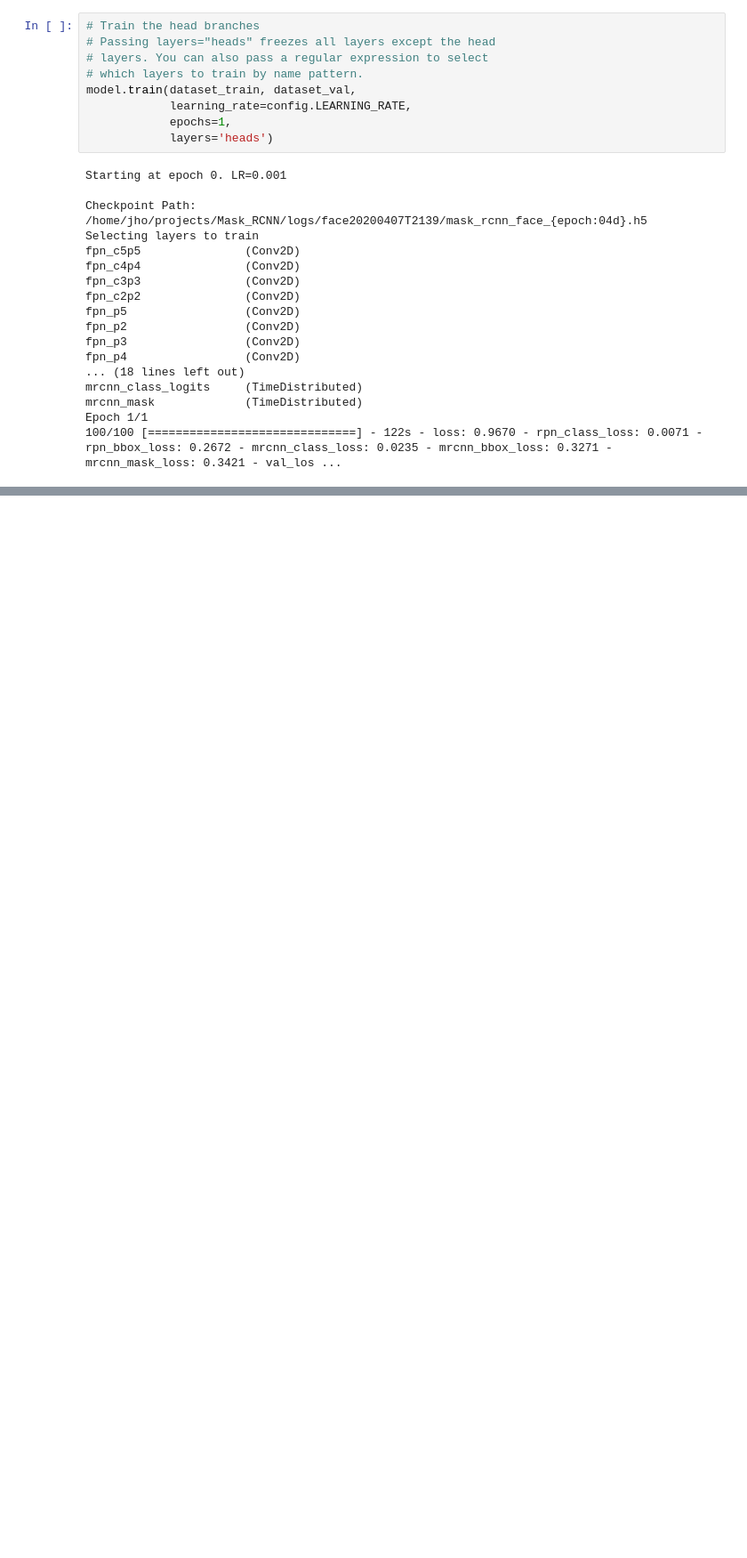
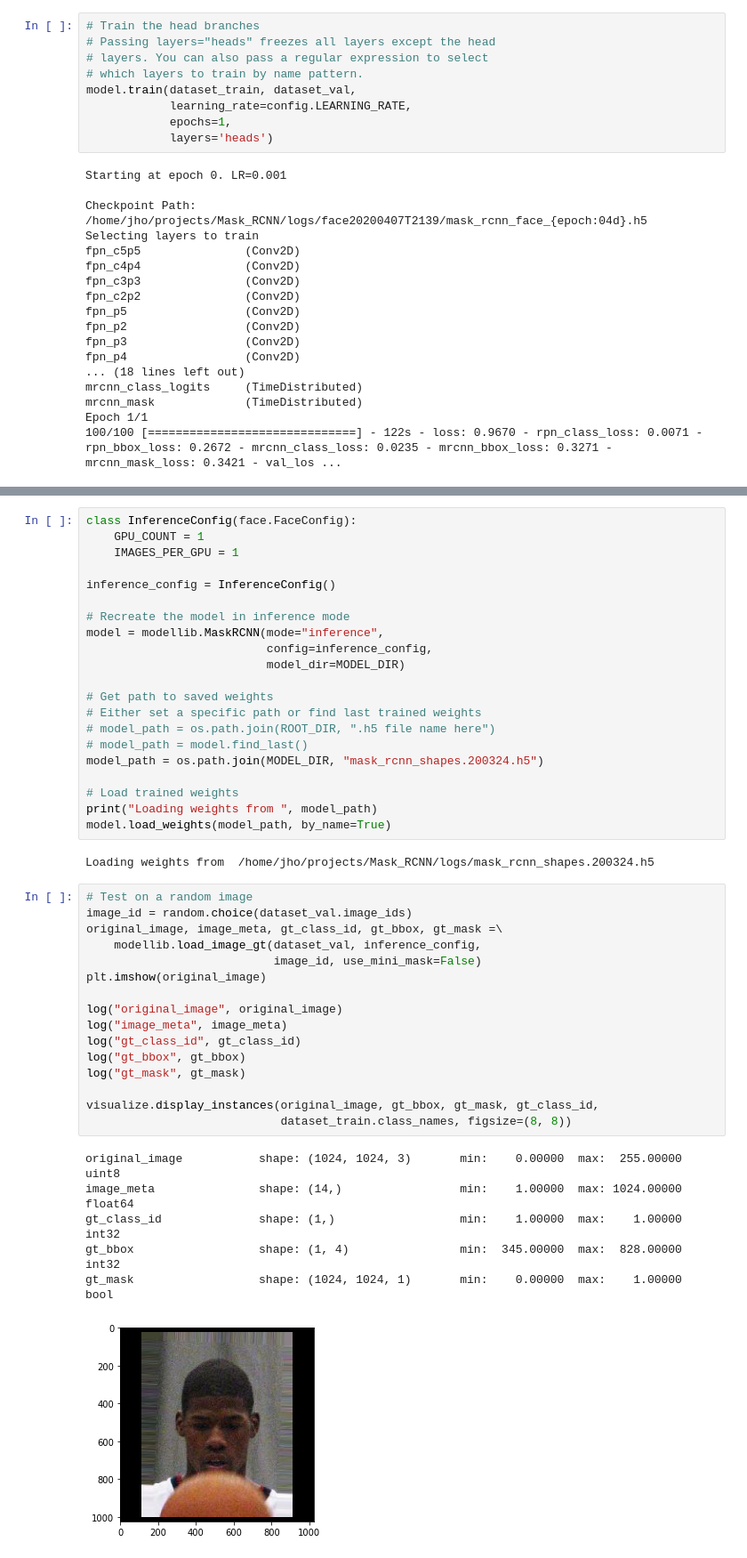
Before and after one commit to JhoLee/Mask_RCNN, a Jupyter notebook: samples/face/train_face.ipynb, the cells around one changed output, grey strips where cells are left out. Shown: that part at 89% size. Cells and saved outputs as stored; diff of their text form; blank space fills up the shorter version.

Commit message:
Add train_face.ipynb  - finish

```diff
--- a/samples/face/train_face.ipynb
+++ b/samples/face/train_face.ipynb
@@ -200,0 +240,46 @@ Epoch 1/1
+# %%
+class InferenceConfig(face.FaceConfig):
+    GPU_COUNT = 1
+    IMAGES_PER_GPU = 1
+
+inference_config = InferenceConfig()
+
+# Recreate the model in inference mode
+model = modellib.MaskRCNN(mode="inference",
+                          config=inference_config,
+                          model_dir=MODEL_DIR)
+
+# Get path to saved weights
+# Either set a specific path or find last trained weights
+# model_path = os.path.join(ROOT_DIR, ".h5 file name here")
+# model_path = model.find_last()
+model_path = os.path.join(MODEL_DIR, "mask_rcnn_shapes.200324.h5")
+
+# Load trained weights
+print("Loading weights from ", model_path)
+model.load_weights(model_path, by_name=True)
+# %% [output]
+Loading weights from  /home/jho/projects/Mask_RCNN/logs/mask_rcnn_shapes.200324.h5
+# %%
+# Test on a random image
+image_id = random.choice(dataset_val.image_ids)
+original_image, image_meta, gt_class_id, gt_bbox, gt_mask =\
+    modellib.load_image_gt(dataset_val, inference_config,
+                           image_id, use_mini_mask=False)
+plt.imshow(original_image)
+
+log("original_image", original_image)
+log("image_meta", image_meta)
+log("gt_class_id", gt_class_id)
+log("gt_bbox", gt_bbox)
+log("gt_mask", gt_mask)
+
+visualize.display_instances(original_image, gt_bbox, gt_mask, gt_class_id,
+                            dataset_train.class_names, figsize=(8, 8))
+# %% [output]
+original_image           shape: (1024, 1024, 3)       min:    0.00000  max:  255.00000  uint8
+image_meta               shape: (14,)                 min:    1.00000  max: 1024.00000  float64
+gt_class_id              shape: (1,)                  min:    1.00000  max:    1.00000  int32
+gt_bbox                  shape: (1, 4)                min:  345.00000  max:  828.00000  int32
+gt_mask                  shape: (1024, 1024, 1)       min:    0.00000  max:    1.00000  bool
+[figure, added]
```
Also changed, not shown: parts of 7 cells of this notebook, 1 other file.
